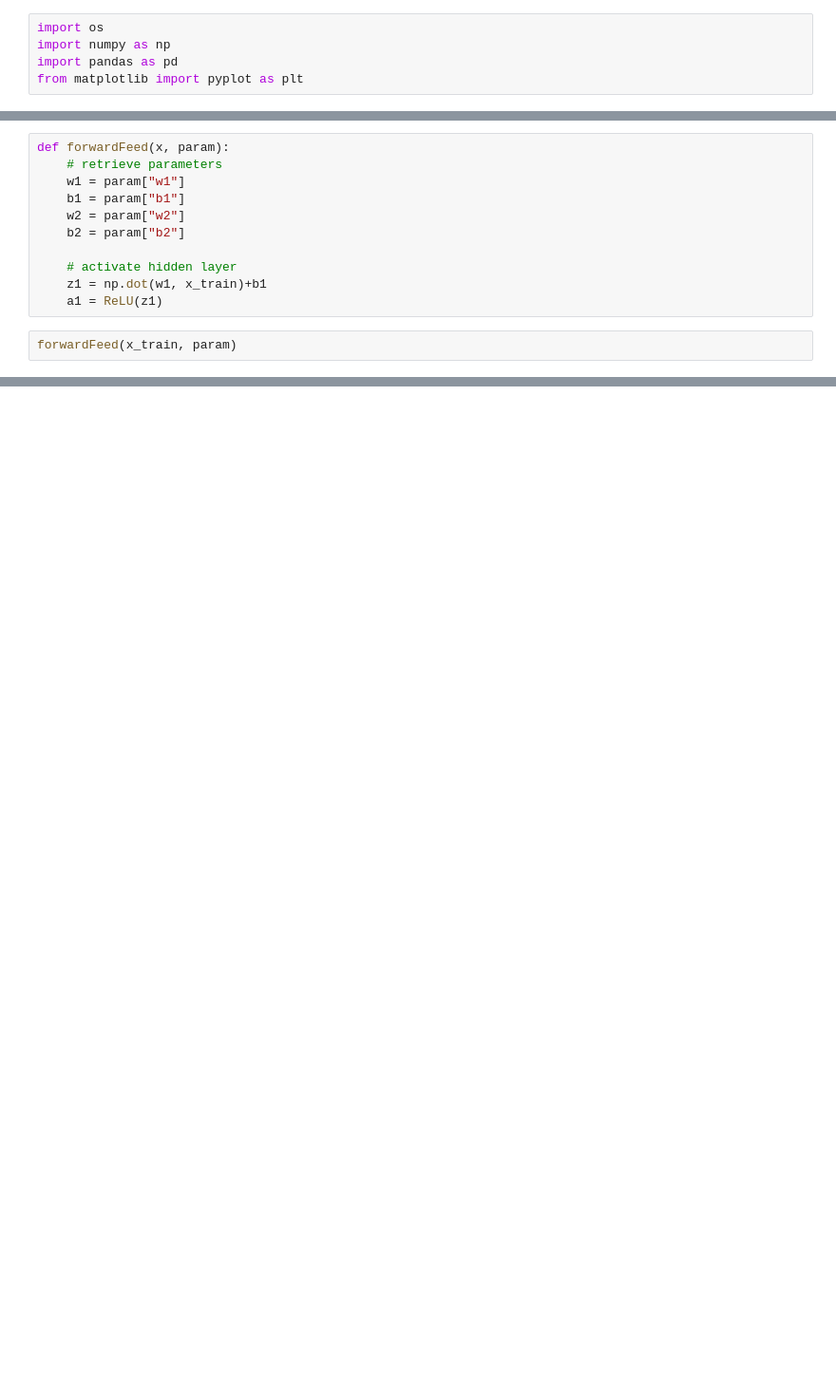
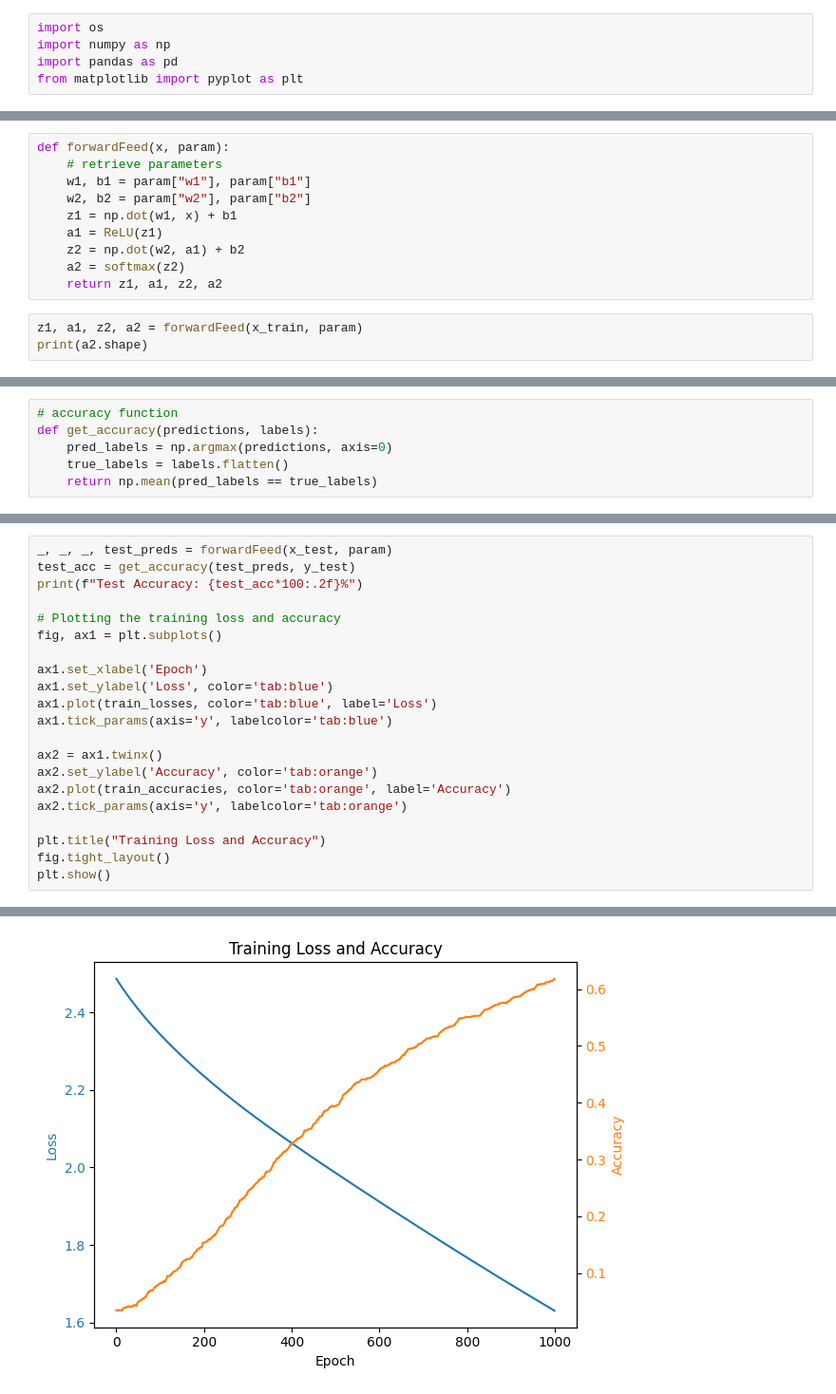
Before and after one commit to danielzj05/numpy-mnist-NN, a Jupyter notebook: MNIST_NN.ipynb, the cells around one changed output, grey strips where cells are left out. Shown: that part at 95% size. Drawn from its saved outputs; the diff is of its cells as text; blank space fills up the shorter version.

```diff
--- a/MNIST_NN.ipynb
+++ b/MNIST_NN.ipynb
@@ -56,14 +70,14 @@ def dReLU(x):
 # %%
 def forwardFeed(x, param):
     # retrieve parameters
-    w1 = param["w1"]
-    b1 = param["b1"]
-    w2 = param["w2"]
-    b2 = param["b2"]
-
-    # activate hidden layer
-    z1 = np.dot(w1, x_train)+b1
+    w1, b1 = param["w1"], param["b1"]
+    w2, b2 = param["w2"], param["b2"]
+    z1 = np.dot(w1, x) + b1
     a1 = ReLU(z1)
+    z2 = np.dot(w2, a1) + b2
+    a2 = softmax(z2)
+    return z1, a1, z2, a2
 # %%
-forwardFeed(x_train, param)
+z1, a1, z2, a2 = forwardFeed(x_train, param)
+print(a2.shape)
 # %% [output]
@@ -82,0 +110,6 @@ forwardFeed(x_train, param)
+# %%
+# accuracy function
+def get_accuracy(predictions, labels):
+    pred_labels = np.argmax(predictions, axis=0)
+    true_labels = labels.flatten()
+    return np.mean(pred_labels == true_labels)
@@ -82,0 +162,22 @@ forwardFeed(x_train, param)
+# %%
+_, _, _, test_preds = forwardFeed(x_test, param)
+test_acc = get_accuracy(test_preds, y_test)
+print(f"Test Accuracy: {test_acc*100:.2f}%")
+
+# Plotting the training loss and accuracy
+fig, ax1 = plt.subplots()
+
+ax1.set_xlabel('Epoch')
+ax1.set_ylabel('Loss', color='tab:blue')
+ax1.plot(train_losses, color='tab:blue', label='Loss')
+ax1.tick_params(axis='y', labelcolor='tab:blue')
+
+ax2 = ax1.twinx()
+ax2.set_ylabel('Accuracy', color='tab:orange')
+ax2.plot(train_accuracies, color='tab:orange', label='Accuracy')
+ax2.tick_params(axis='y', labelcolor='tab:orange')
+
+plt.title("Training Loss and Accuracy")
+fig.tight_layout()
+plt.show()
+# %% [output]
@@ -82,0 +185 @@ forwardFeed(x_train, param)
+[figure, added]
```
Also changed, not shown: parts of 10 cells of this notebook.
